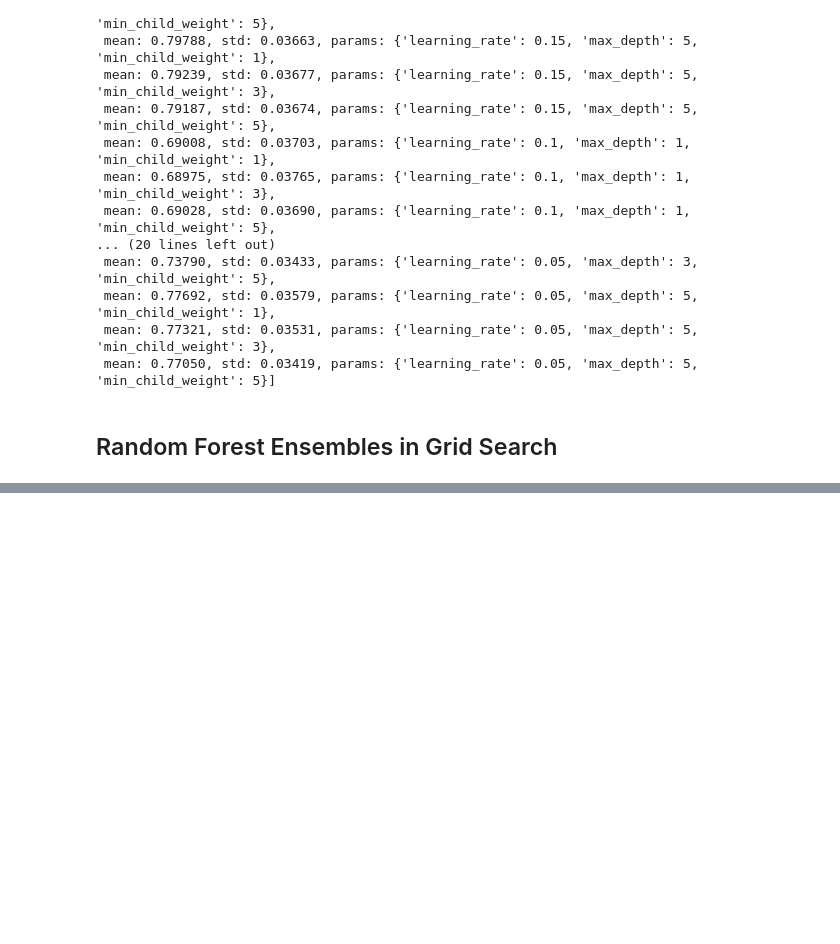
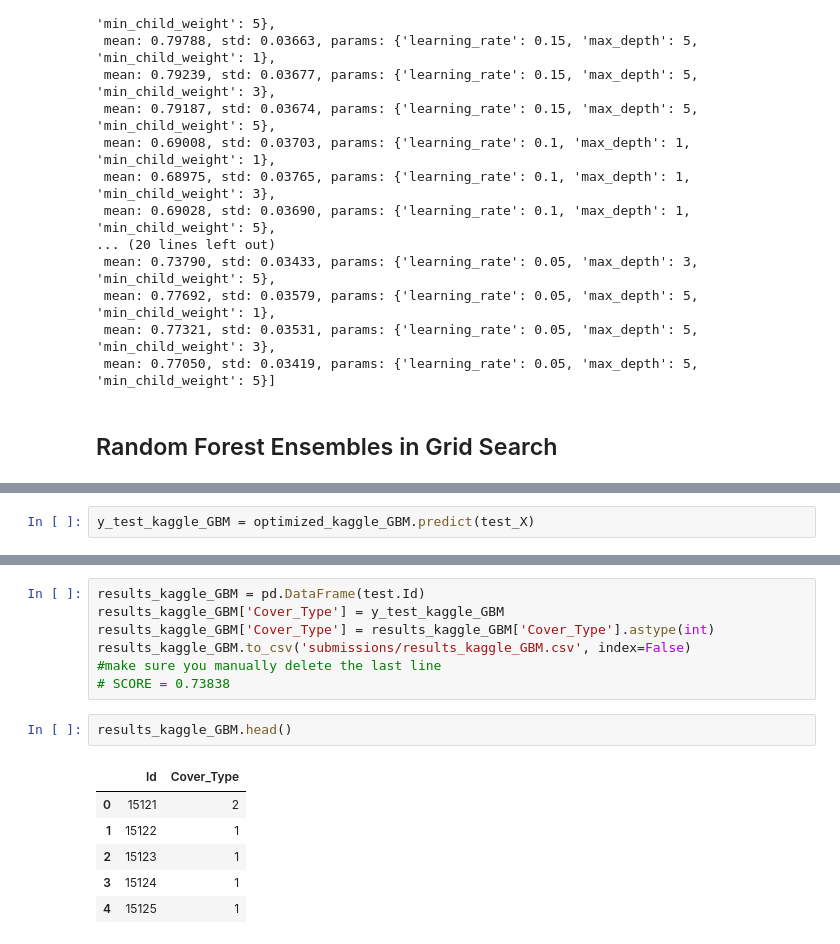
Before and after one commit to RHammond2/LearningMachine, a Jupyter notebook: Tree Algorithms.ipynb, the cells around one changed output, grey strips where cells are left out. Drawn from its saved outputs; the diff is of its cells as text; blank space fills up the shorter version.

```diff
--- a/Tree Algorithms.ipynb
+++ b/Tree Algorithms.ipynb
@@ -331,0 +793,2 @@ optimized_100_RF.grid_scores_
+# %%
+y_test_kaggle_GBM = optimized_kaggle_GBM.predict(test_X)
@@ -331,0 +803,16 @@ optimized_100_RF.grid_scores_
+# %%
+results_kaggle_GBM = pd.DataFrame(test.Id)
+results_kaggle_GBM['Cover_Type'] = y_test_kaggle_GBM
+results_kaggle_GBM['Cover_Type'] = results_kaggle_GBM['Cover_Type'].astype(int)
+results_kaggle_GBM.to_csv('submissions/results_kaggle_GBM.csv', index=False)
+#make sure you manually delete the last line
+# SCORE = 0.73838
+# %%
+results_kaggle_GBM.head()
+# %% [output]
+|  | Id | Cover_Type |
+| 0 | 15121 | 2 |
+| 1 | 15122 | 1 |
+| 2 | 15123 | 1 |
+| 3 | 15124 | 1 |
+| 4 | 15125 | 1 |
```
Also changed, not shown: parts of 74 cells of this notebook, 19 other files.
